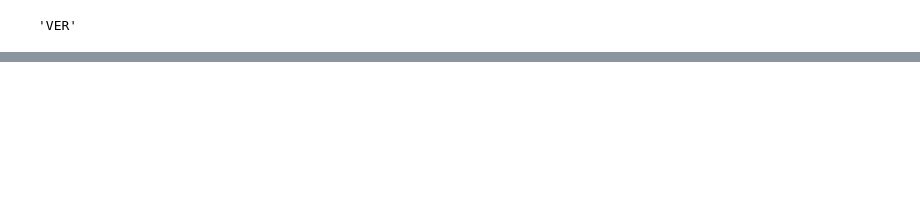
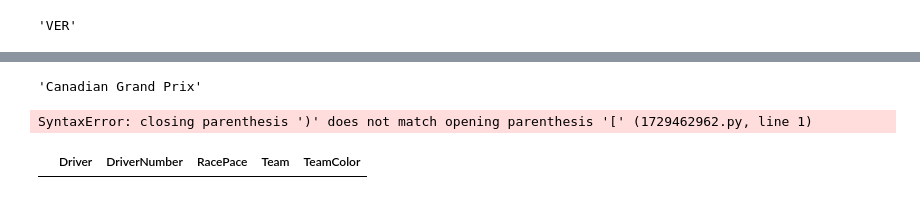
Before and after one commit to rajuptvs/F1-Analysis-and-Visualisations, a Jupyter notebook: racepace.ipynb, the cells around one changed output, grey strips where cells are left out. Cells and saved outputs as stored; diff of their text form; code cells hidden in the pictures; blank space fills up the shorter version.

Commit message:
completed entire grid average race pace calculation

```diff
--- a/racepace.ipynb
+++ b/racepace.ipynb
@@ -258,0 +303,4 @@ Name: Compound, dtype: object
+# %%
+session.event['EventName']
+# %% [output]
+'Canadian Grand Prix'
@@ -258,0 +309,14 @@ Name: Compound, dtype: object
+# %%
+color = ff1.plotting.team_color(temp[1]['Team'])
+# %% [output]
+SyntaxError: closing parenthesis ')' does not match opening parenthesis '[' (1729462962.py, line 1)
+# %%
+racepace_df=pd.DataFrame({'Driver':[],
+                   'DriverNumber':[],
+                   'RacePace':[],
+                   'Team':[],
+                   'TeamColor':[]})
+# %%
+racepace_df
+# %% [output]
+|  | Driver | DriverNumber | RacePace | Team | TeamColor |
```
Also changed, not shown: parts of 11 cells of this notebook, 2 other files.
